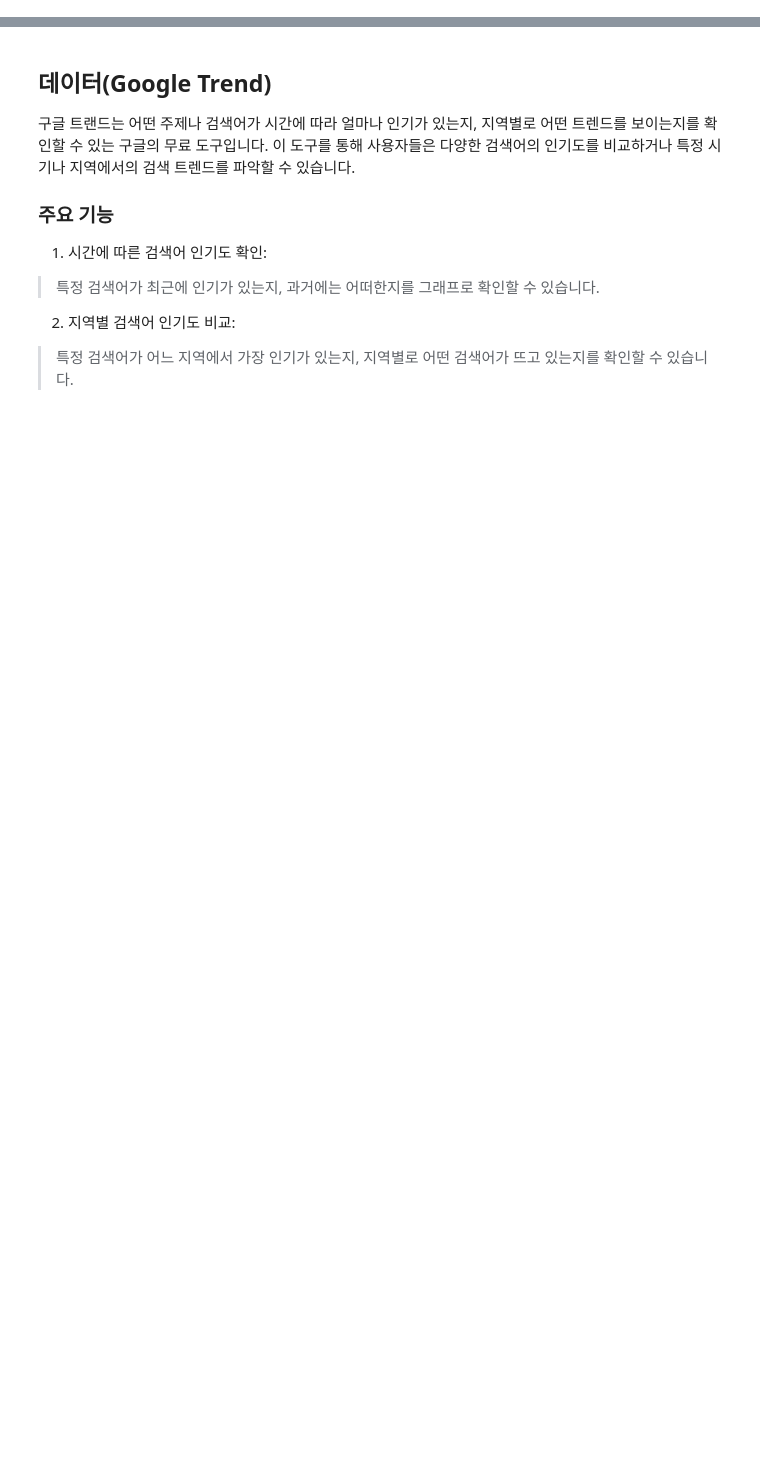
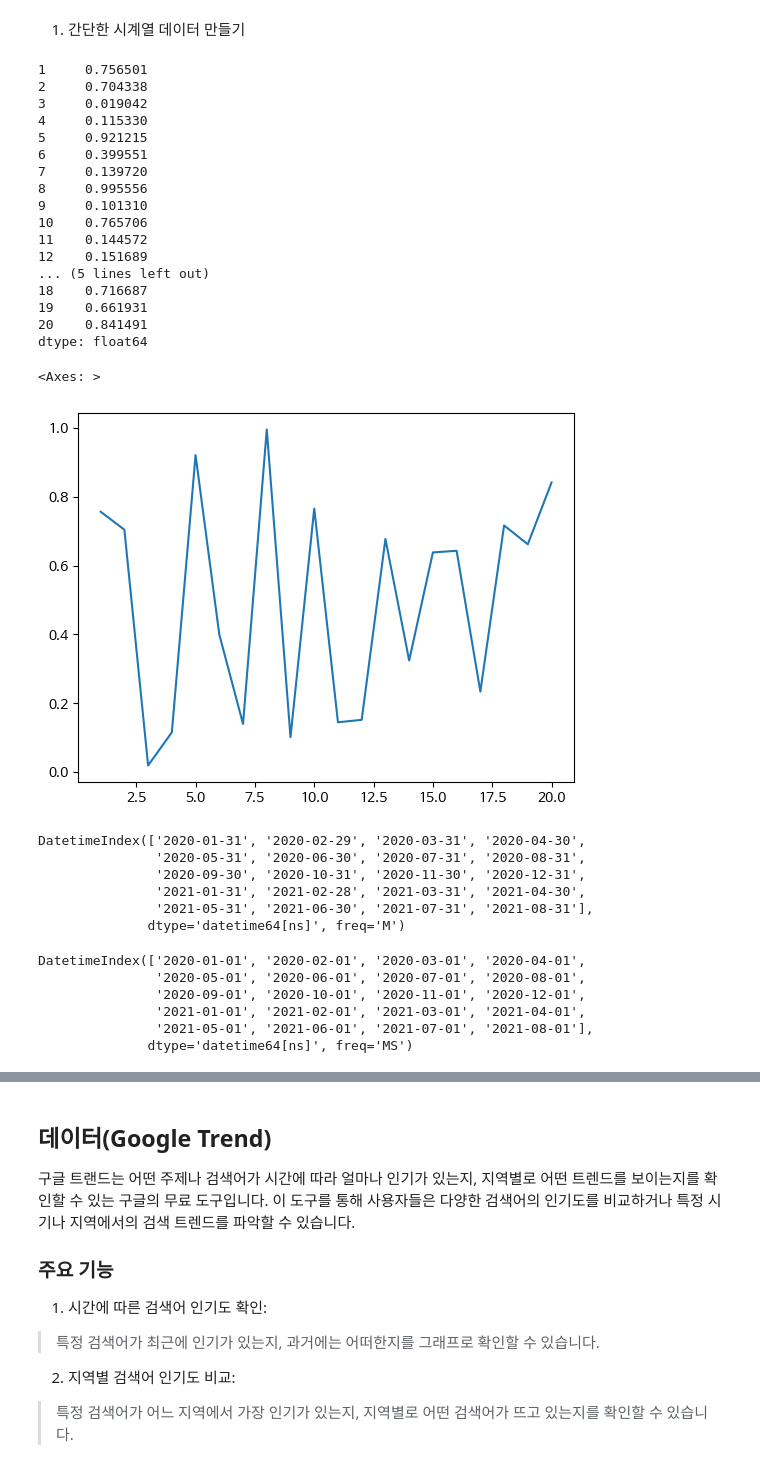
Before and after one commit to euisuk-chung/TimeSeriesDataAnalysis, a Jupyter notebook: 실습자료/시계열_데이터_분석_실습.ipynb, the cells around one changed output, grey strips where cells are left out. Saved outputs shown, nothing was run; the diff lists cells and outputs as text; code cells hidden in the pictures; blank space fills up the shorter version.

```diff
--- a/실습자료/시계열_데이터_분석_실습.ipynb
+++ b/실습자료/시계열_데이터_분석_실습.ipynb
@@ -0,0 +21,39 @@
+# %% [markdown]
+1. 간단한 시계열 데이터 만들기
+# %%
+import numpy as np
+import pandas as pd
+
+# 시간 벡터 생성
+time_vector = np.arange(1, 21)
+
+# np.random.randint 균일 분포의 정수 난수 생성
+# np.random.rand 0부터 1사이의 균일 분포에서 난수 생성
+# np.random.randn 가우시안 표준 정규 분포에서 난수 생성
+# %%
+# 랜덤한 시계열 데이터 생성
+ts_data = pd.Series(np.random.rand(20), index=time_vector)
+
+# 결과 출력
+display(ts_data)
+ts_data.plot()
+# %% [output]
+1     0.756501
+2     0.704338
+3     0.019042
+4     0.115330
+5     0.921215
+6     0.399551
+7     0.139720
+8     0.995556
+9     0.101310
+10    0.765706
+11    0.144572
+12    0.151689
+... (5 lines left out)
+18    0.716687
+19    0.661931
+20    0.841491
+dtype: float64
+<Axes: >
+[figure, added]
@@ -0,0 +74,24 @@
+# %%
+import pandas as pd
+
+time_index = pd.date_range('2020-01-01', periods = 20, freq = 'M')
+time_index
+# %% [output]
+DatetimeIndex(['2020-01-31', '2020-02-29', '2020-03-31', '2020-04-30',
+               '2020-05-31', '2020-06-30', '2020-07-31', '2020-08-31',
+               '2020-09-30', '2020-10-31', '2020-11-30', '2020-12-31',
+               '2021-01-31', '2021-02-28', '2021-03-31', '2021-04-30',
+               '2021-05-31', '2021-06-30', '2021-07-31', '2021-08-31'],
+              dtype='datetime64[ns]', freq='M')
+# %%
+import pandas as pd
+
+time_index = pd.date_range('2020-01-01', periods = 20, freq = 'MS')
+time_index
+# %% [output]
+DatetimeIndex(['2020-01-01', '2020-02-01', '2020-03-01', '2020-04-01',
+               '2020-05-01', '2020-06-01', '2020-07-01', '2020-08-01',
+               '2020-09-01', '2020-10-01', '2020-11-01', '2020-12-01',
+               '2021-01-01', '2021-02-01', '2021-03-01', '2021-04-01',
+               '2021-05-01', '2021-06-01', '2021-07-01', '2021-08-01'],
+              dtype='datetime64[ns]', freq='MS')
```
Also changed, not shown: parts of 99 cells of this notebook, 3 other files.
